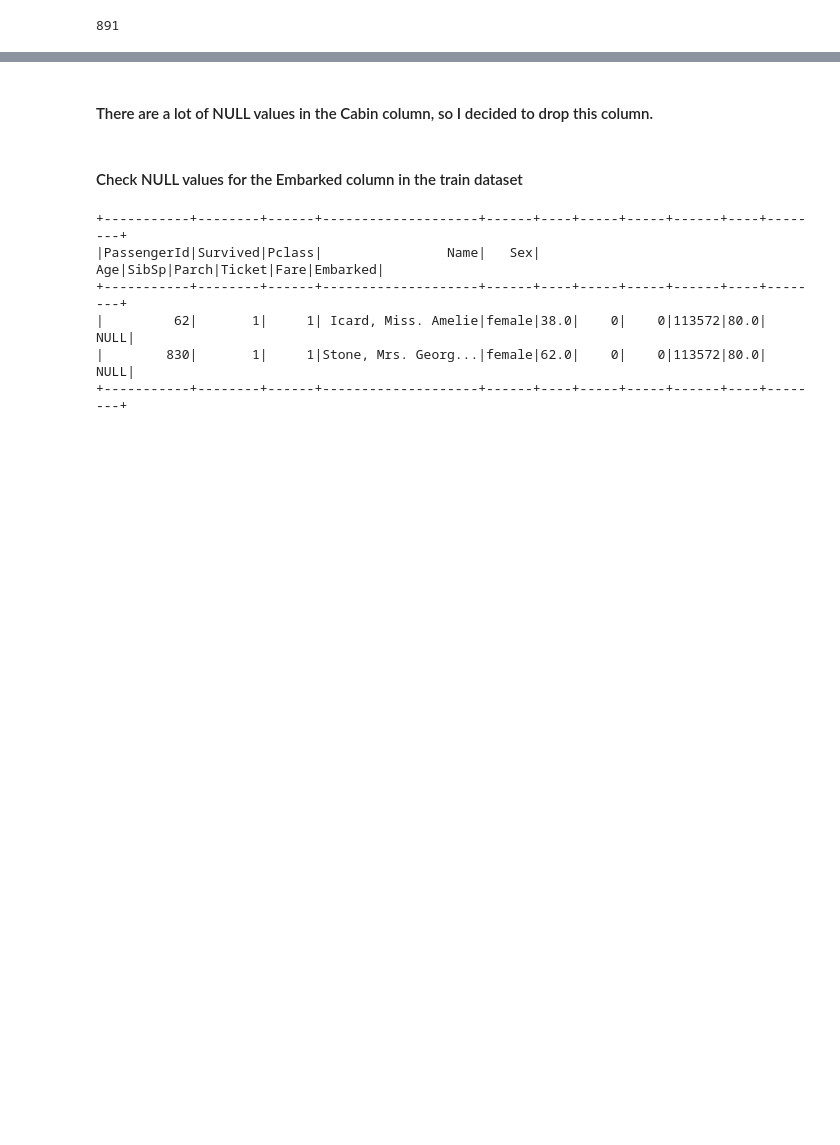
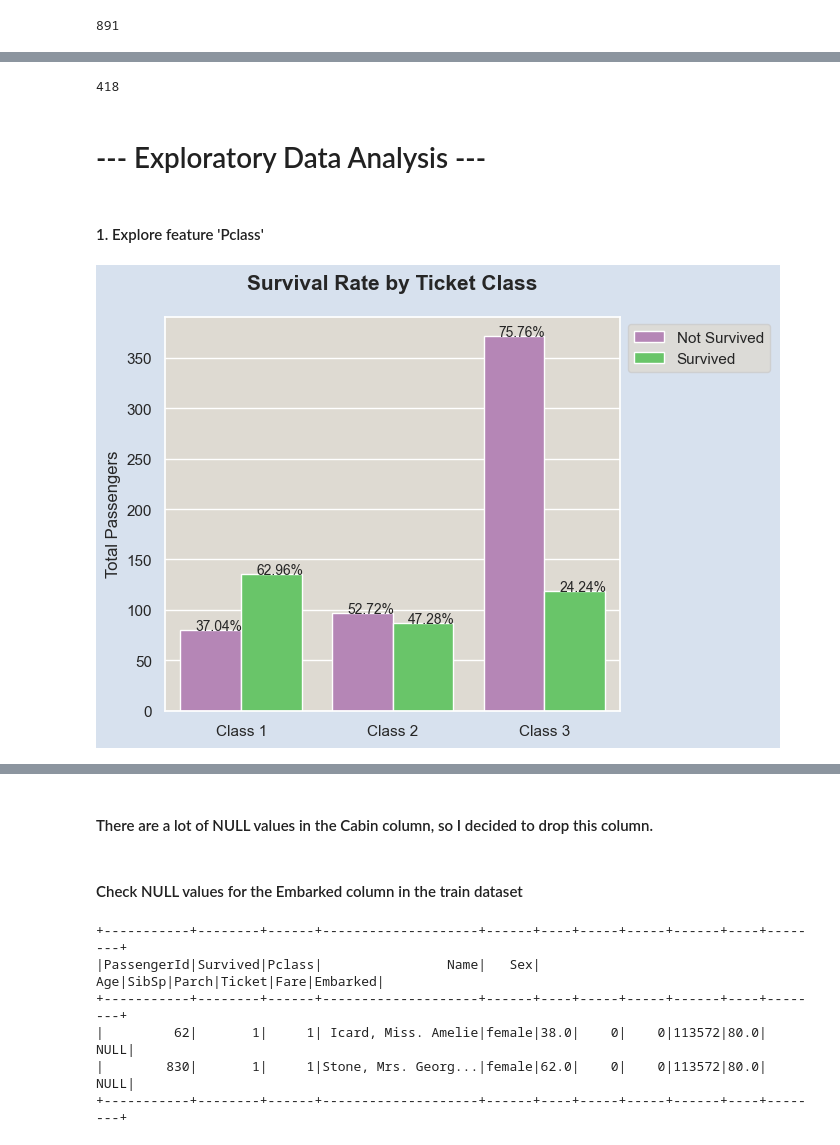
Before and after one commit to dinhlang86/Titanic, a Jupyter notebook: titanic.ipynb, the cells around one changed output, grey strips where cells are left out. Cells and saved outputs as stored; diff of their text form; code cells hidden in the pictures; blank space fills up the shorter version.

```diff
--- a/titanic.ipynb
+++ b/titanic.ipynb
@@ -122,0 +134,6 @@ train.count()
+# %%
+test.count()
+# %% [output]
+418
+# %% [markdown]
+# --- Exploratory Data Analysis ---
@@ -122,0 +143,2 @@ train.count()
+# %% [markdown]
+#### 1. Explore feature 'Pclass'
@@ -122,0 +157,19 @@ train.count()
+# %%
+df_pclass = df_train.groupby(['Pclass', 'Survived']).size().reset_index()
+df_pclass.rename(columns={0: 'Count'}, inplace=True)
+df_pclass['Percentage'] = df_train.groupby(['Pclass', 'Survived']).size().groupby(level=0).apply(lambda x: 100 * x / float(x.sum())).values
+df_pclass['PclassLabel'] = np.where(df_pclass['Pclass'] == 1, 'Class 1', np.where(df_pclass['Pclass'] == 2, 'Class 2', 'Class 3'))
+df_pclass['SurvivedLabel'] = np.where(df_pclass['Survived'] == 0, 'Not Survived', 'Survived')
+
+# Plotting with Seaborn
+plt.figure(figsize=(7, 5))
+ax = sns.barplot(data=df_pclass, x='PclassLabel', y='Count', hue='SurvivedLabel', palette=["#bd7ebe", "#5ad45a"])
+plt.title('Survival Rate by Ticket Class', fontsize=15, fontweight='bold', pad=20)
+plt.legend(title='', loc='upper left')
+sns.move_legend(ax, "upper left", bbox_to_anchor=(1, 1))
+plt.xlabel('')
+plt.ylabel('Total Passengers')
+plt.tight_layout()
+percentage_with_hue(ax, df_pclass['Percentage'], 3, 2)
+# %% [output]
+[figure, added]
```
Also changed, not shown: parts of 147 cells of this notebook, 1 other file.
